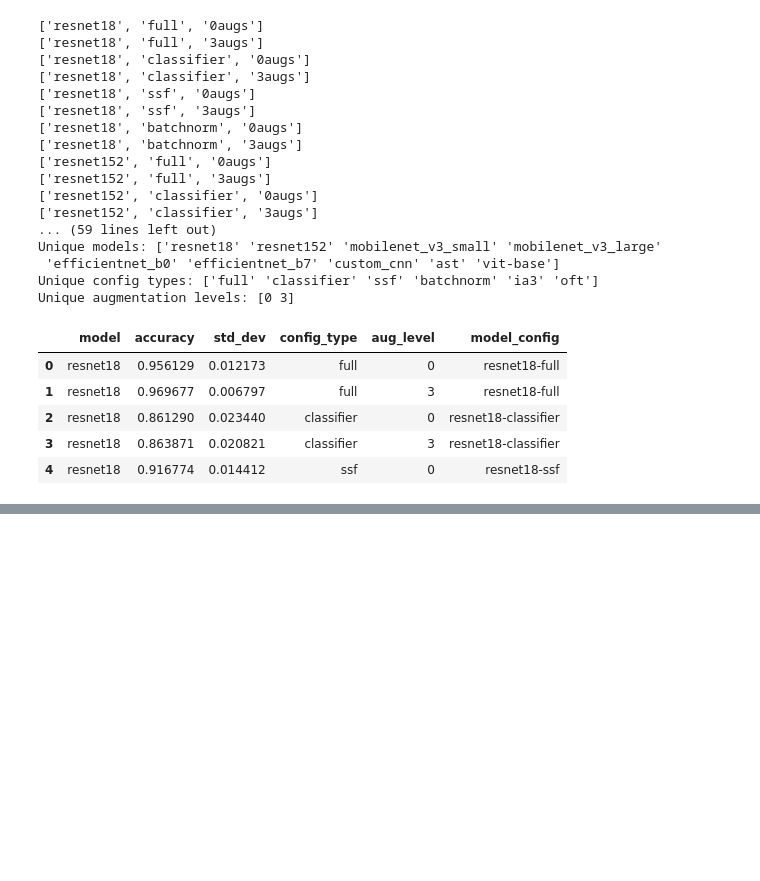
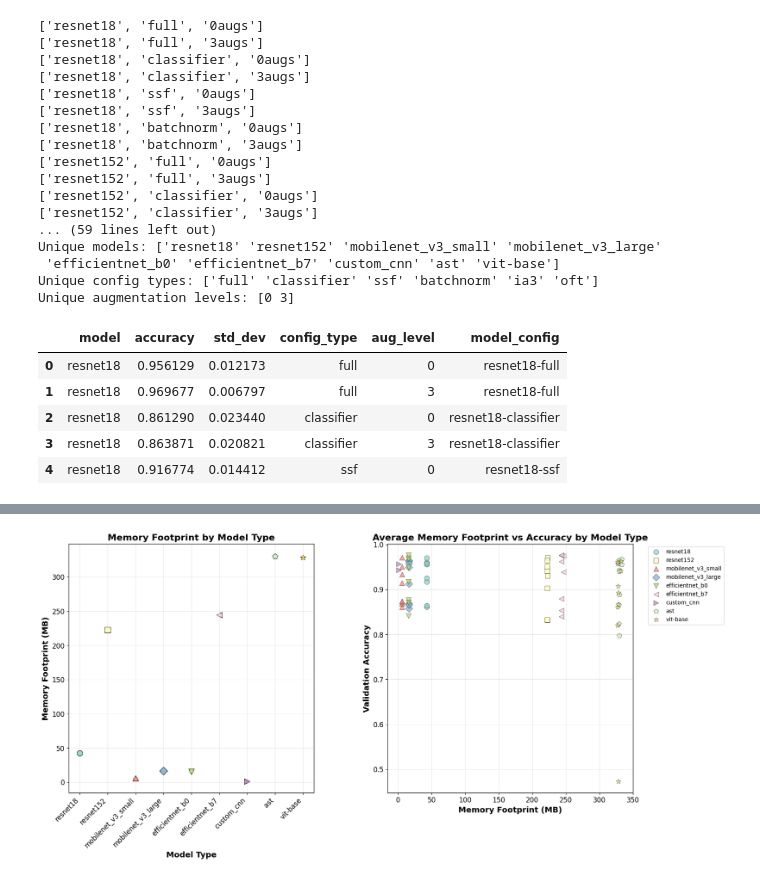
Before and after one commit to AndrewPBerg/UAV_Classification, a Jupyter notebook: src/images/rerun_EDA.ipynb, the cells around one changed output, grey strips where cells are left out. Cells and saved outputs as stored; diff of their text form; code cells hidden in the pictures; blank space fills up the shorter version.

```diff
--- a/src/images/rerun_EDA.ipynb
+++ b/src/images/rerun_EDA.ipynb
@@ -820,0 +816,100 @@ plt.show()
+# %%
+# Memory Footprint Analysis: Two scatter plots
+plt.style.use('default')
+fig = plt.figure(figsize=(18, 8))
+
+# Create subplot layout: two plots side by side
+gs = fig.add_gridspec(1, 2, wspace=0.3)
+
+# Left subplot: Memory footprint by model type (one point per model with std dev)
+ax1 = fig.add_subplot(gs[0, 0])
+
+# Calculate mean and std dev for each model
+model_types = plot_df['model'].unique()
+colors = plt.cm.Set3(np.linspace(0, 1, len(model_types)))
+markers = ['o', 's', '^', 'D', 'v', '<', '>', 'p', '*', 'h']
+model_color_map = dict(zip(model_types, colors))
+marker_map = dict(zip(model_types, markers[:len(model_types)]))
+
+# Prepare data for scatter plot
+x_positions = []
+y_means = []
+y_stds = []
+model_labels = []
+
+for i, model in enumerate(model_types):
+    model_data = plot_df[plot_df['model'] == model]['memory_footprint_mb']
+    if len(model_data) > 0:
+        mean_val = model_data.mean()
+        std_val = model_data.std()
+
+        x_positions.append(i)
+        y_means.append(mean_val)
+        y_stds.append(std_val)
+        model_labels.append(model)
+
+# Create scatter plot with error bars using both colors and shapes
+for i, (x, y_mean, y_std, model) in enumerate(zip(x_positions, y_means, y_stds, model_labels)):
+    ax1.scatter(x, y_mean, color=model_color_map[model], alpha=0.8, s=100,
+               marker=marker_map[model], label=model, edgecolors='black', linewidth=1)
+    # Add error bars for standard deviation
+    ax1.errorbar(x, y_mean, yerr=y_std, color=model_color_map[model],
+                alpha=0.6, capsize=5, capthick=2, linewidth=2)
+
+# Set x-axis labels and ticks
+ax1.set_xticks(range(len(model_types)))
+ax1.set_xticklabels(model_types, rotation=45, ha='right')
+
+ax1.set_title('Memory Footprint by Model Type', fontsize=16, weight='bold')
+ax1.set_xlabel('Model Type', fontsize=14, weight='bold')
+ax1.set_ylabel('Memory Footprint (MB)', fontsize=14, weight='bold')
+ax1.tick_params(axis='x', labelsize=12)
+ax1.tick_params(axis='y', labelsize=12)
+ax1.grid(True, alpha=0.3)
+# ax1.legend(bbox_to_anchor=(1.05, 1), loc='upper left', fontsize=10)
+
+# Right subplot: Memory footprint vs accuracy comparison (scatter plot)
+ax2 = fig.add_subplot(gs[0, 1])
+
+# Use the same color and marker mapping as the first subplot for consistency
+for model in model_types:
+    model_data = plot_df[plot_df['model'] == model]
+    ax2.scatter(model_data['memory_footprint_mb'], model_data['accuracy'],
+               color=model_color_map[model], alpha=0.7, s=80,
+               marker=marker_map[model], label=model,  # Use same shapes and colors
+               edgecolors='black', linewidth=0.5)
+
+ax2.set_title('Average Memory Footprint vs Accuracy by Model Type', fontsize=16, weight='bold')
+ax2.set_xlabel('Memory Footprint (MB)', fontsize=14, weight='bold')
+ax2.set_ylabel('Validation Accuracy', fontsize=14, weight='bold')
+ax2.tick_params(axis='x', labelsize=12)
+ax2.tick_params(axis='y', labelsize=12)
+ax2.grid(True, alpha=0.3)
+ax2.legend(bbox_to_anchor=(1.05, 1), loc='upper left', fontsize=10)
+
+# Simple scatter plot without correlation line
+
+plt.tight_layout()
+plt.savefig('memory_footprint_analysis.png', dpi=300, bbox_inches='tight')
+plt.show()
+
+# Print memory footprint statistics
+print("=== MEMORY FOOTPRINT STATISTICS ===")
+print("\nMemory Footprint by Model Type:")
+memory_stats = plot_df.groupby('model')['memory_footprint_mb'].agg(['mean', 'median', 'std', 'min', 'max', 'count']).round(2)
+memory_stats = memory_stats.sort_values('mean', ascending=False)  # Sort by mean memory usage (highest first)
+print(memory_stats)
+
+print("\nMemory Footprint by Configuration Type:")
+memory_by_config = plot_df.groupby('config_type')['memory_footprint_mb'].agg(['mean', 'median', 'std', 'min', 'max', 'count']).round(2)
+memory_by_config = memory_by_config.sort_values('mean', ascending=False)
+print(memory_by_config)
+
+print(f"\nOverall Memory Statistics:")
+print(f"Average memory footprint: {plot_df['memory_footprint_mb'].mean():.2f} MB")
+print(f"Median memory footprint: {plot_df['memory_footprint_mb'].median():.2f} MB")
+print(f"Memory footprint range: {plot_df['memory_footprint_mb'].min():.2f} - {plot_df['memory_footprint_mb'].max():.2f} MB")
+
+# Memory vs Accuracy relationship can be observed visually in the scatter plot
+# %% [output]
+[figure, added]
```
Also changed, not shown: parts of 37 cells of this notebook, 1 other file.
